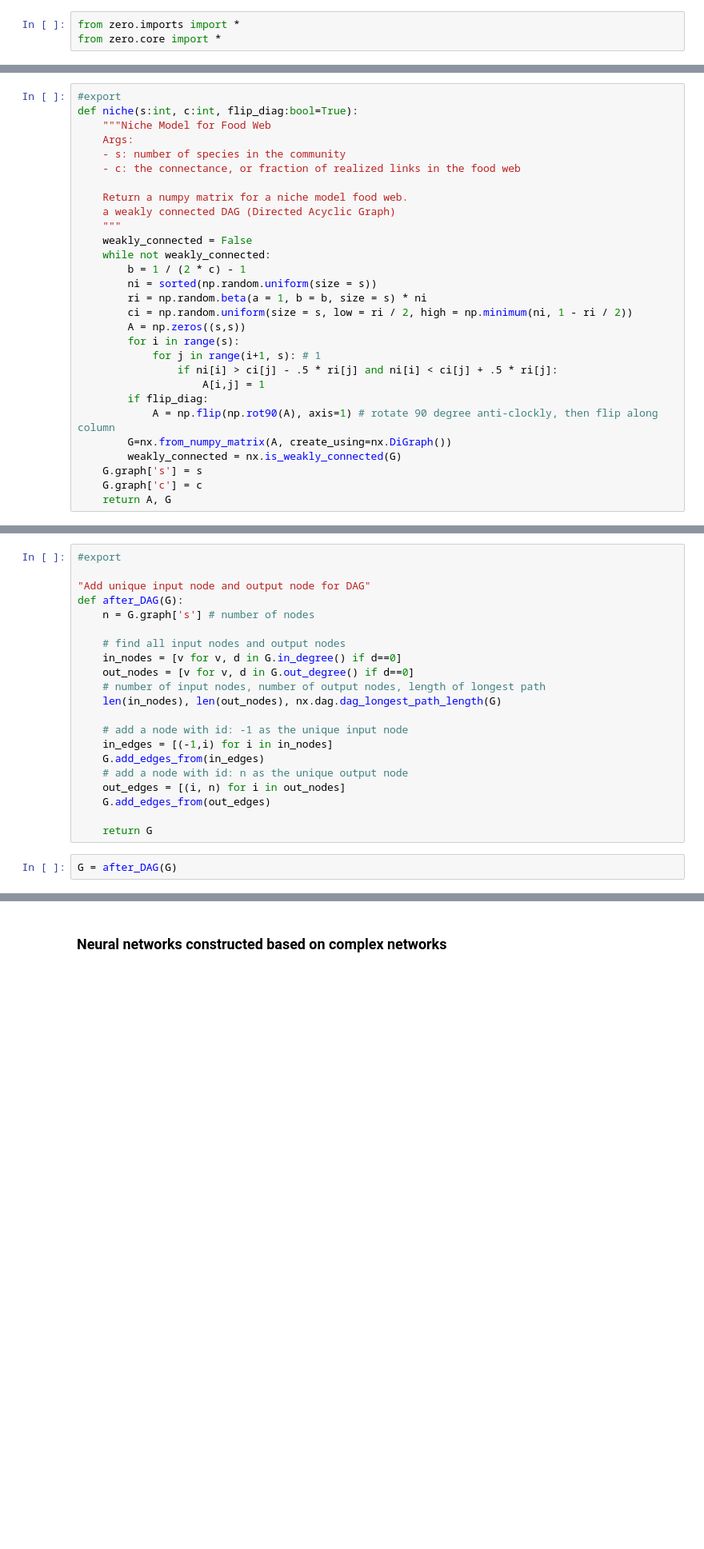
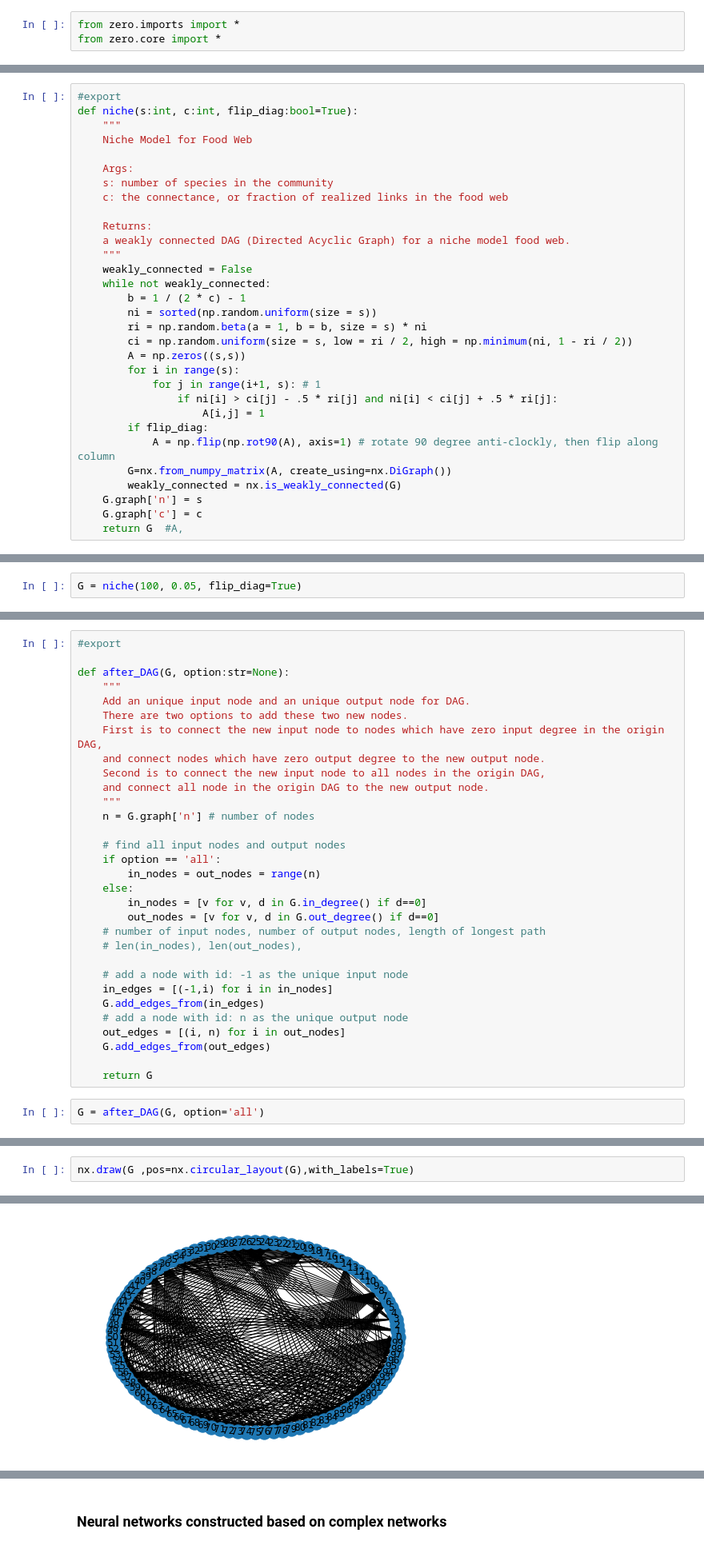
Before and after one commit to keepsimpler/zero, a Jupyter notebook: complexnet.ipynb, the cells around one changed output, grey strips where cells are left out. Shown: that part at 80% size. Cells and saved outputs as stored; diff of their text form; blank space fills up the shorter version.

Commit message:
add more random graph models, try to add checkpointing in order to lessen memory.

```diff
--- a/complexnet.ipynb
+++ b/complexnet.ipynb
@@ -15,13 +76,15 @@ Secondly, the centers of the feeding ranges are chosen randomly from species fur
 # %%
 #export
 def niche(s:int, c:int, flip_diag:bool=True):
-    """Niche Model for Food Web
+    """
+    Niche Model for Food Web
+
     Args:
-    - s: number of species in the community
-    - c: the connectance, or fraction of realized links in the food web
+    s: number of species in the community
+    c: the connectance, or fraction of realized links in the food web
 
-    Return a numpy matrix for a niche model food web.
-    a weakly connected DAG (Directed Acyclic Graph)
+    Returns:
+    a weakly connected DAG (Directed Acyclic Graph) for a niche model food web.
     """
     weakly_connected = False
     while not weakly_connected:
@@ -38,6 +101,6 @@ def niche(s:int, c:int, flip_diag:bool=True):
             A = np.flip(np.rot90(A), axis=1) # rotate 90 degree anti-clockly, then flip along column
         G=nx.from_numpy_matrix(A, create_using=nx.DiGraph())
         weakly_connected = nx.is_weakly_connected(G)
-    G.graph['s'] = s
+    G.graph['n'] = s
     G.graph['c'] = c
-    return A, G
+    return G  #A,
@@ -50 +107,3 @@ plt.spy(A,markersize=2)
+# %%
+G = niche(100, 0.05, flip_diag=True)
 # %% [markdown]
@@ -52,15 +111,25 @@ plt.spy(A,markersize=2)
 # %%
 #export
 
-"Add unique input node and output node for DAG"
-def after_DAG(G):
-    n = G.graph['s'] # number of nodes
+def after_DAG(G, option:str=None):
+    """
+    Add an unique input node and an unique output node for DAG.
+    There are two options to add these two new nodes.
+    First is to connect the new input node to nodes which have zero input degree in the origin DAG,
+    and connect nodes which have zero output degree to the new output node.
+    Second is to connect the new input node to all nodes in the origin DAG,
+    and connect all node in the origin DAG to the new output node.
+    """
+    n = G.graph['n'] # number of nodes
 
     # find all input nodes and output nodes
-    in_nodes = [v for v, d in G.in_degree() if d==0]
-    out_nodes = [v for v, d in G.out_degree() if d==0]
+    if option == 'all':
+        in_nodes = out_nodes = range(n)
+    else:
+        in_nodes = [v for v, d in G.in_degree() if d==0]
+        out_nodes = [v for v, d in G.out_degree() if d==0]
     # number of input nodes, number of output nodes, length of longest path
-    len(in_nodes), len(out_nodes), nx.dag.dag_longest_path_length(G)
+    # len(in_nodes), len(out_nodes),
 
     # add a node with id: -1 as the unique input node
     in_edges = [(-1,i) for i in in_nodes]
@@ -71,7 +140,7 @@ def after_DAG(G):
 
     return G
 # %%
-G = after_DAG(G)
+G = after_DAG(G, option='all')
 # %%
 for id in G.nodes():
     print(id, end=',')
@@ -79,0 +283,3 @@ for id in G.nodes():
+# %%
+nx.draw(G ,pos=nx.circular_layout(G),with_labels=True)
+# %% [output]
@@ -79,0 +290 @@ for id in G.nodes():
+[figure, added]
```
Also changed, not shown: parts of 24 cells of this notebook, 4 other files.
